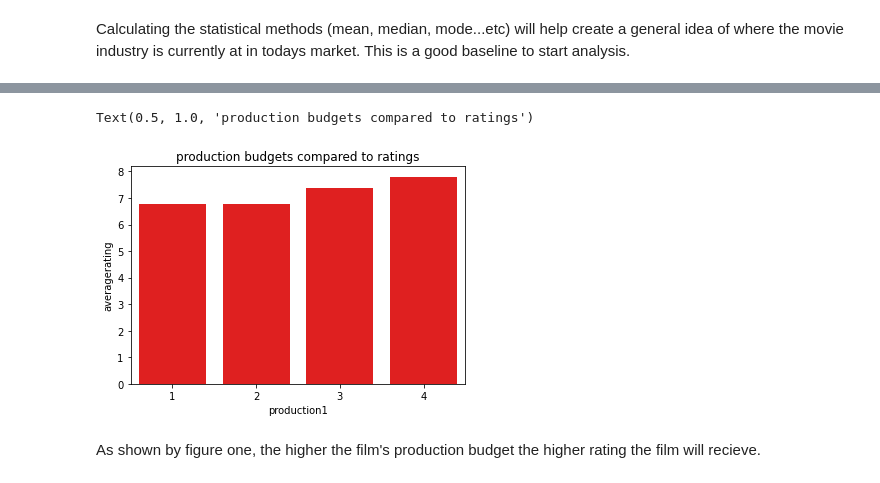
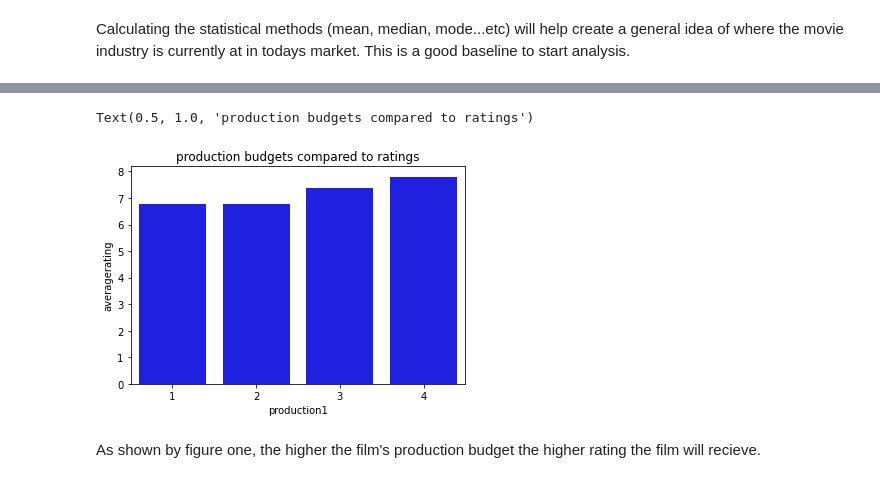
Before and after one commit to ashakeri92/dsc-phase-1-project-v2-3, a Jupyter notebook: analysis.ipynb, the cells around one changed output, grey strips where cells are left out. Cells and saved outputs as stored; diff of their text form; code cells hidden in the pictures.

Commit message:
changed color scheme

```diff
--- a/analysis.ipynb
+++ b/analysis.ipynb
@@ -398,16 +398,16 @@ movie_combined_df.head()
 | 3798 | Incredibles 2 | 608600000.0 | 200000000 | Action,Adventure,Animation | 7.7 | 3 |
 | 2852 | Rogue One: A Star Wars Story | 532200000.0 | 200000000 | Action,Adventure,Sci-Fi | 7.8 | 3 |
 # %%
-#figure 1
+#Figure 1
 #in this figure we are comparing production budgets to ratings. Production budgets have been separated the amount
 #film's production budgets were. From 25th, 50th, 75th and max.
 
 g = movie_combined_df.groupby('production1').mean()
-sns.barplot(x=g.index, y= "averagerating", data=g, color= 'red')
+sns.barplot(x=g.index, y= "averagerating", data=g, color= 'blue')
 plt.title("production budgets compared to ratings")
 # %% [output]
 Text(0.5, 1.0, 'production budgets compared to ratings')
-[figure, old version]
+[figure, new version]
 # %% [markdown]
 As shown by figure one, the higher the film's production budget the higher rating the film will recieve.
 # %%
```
Also changed, not shown: parts of 7 cells of this notebook.
